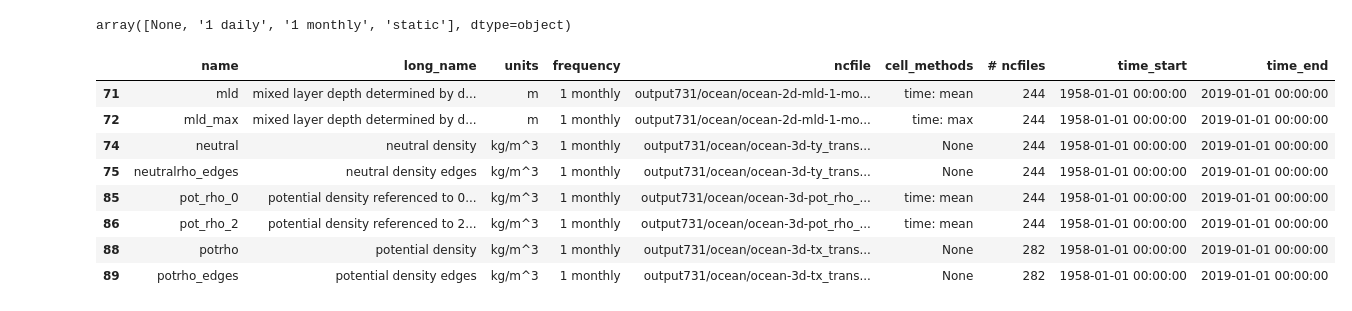
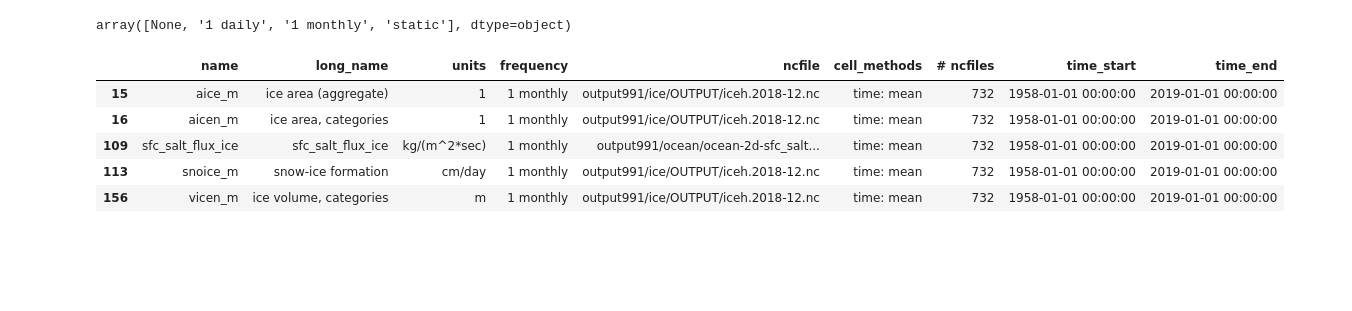
Before and after one commit to adityarn/CDW_mixing_ACCESS, a Jupyter notebook: compute_WMT.ipynb, the cells around one changed output. Saved outputs shown, nothing was run; the diff lists cells and outputs as text; code cells hidden in the pictures; blank space fills up the shorter version.

```diff
--- a/compute_WMT.ipynb
+++ b/compute_WMT.ipynb
@@ -36,5 +45,5 @@ expList.loc[expList["experiment"].str.contains("01deg")]
 # %%
-experiment = "01deg_jra55v140_iaf_cycle3"
+experiment = "01deg_jra55v140_iaf_cycle4"
 # %%
 fileList = cc.querying.get_ncfiles(session, experiment)
 # %%
@@ -44,14 +53,11 @@ varList["frequency"].unique()
 # %% [output]
 array([None, '1 daily', '1 monthly', 'static'], dtype=object)
 # %%
-varList.loc[varList["long_name"].str.lower().str.contains("density")]
+varList.loc[varList["name"].str.lower().str.contains("ice")]#.loc[163, "ncfile"]
 # %% [output]
 |  | name | long_name | units | frequency | ncfile | cell_methods | # ncfiles | time_start | time_end |
-| 71 | mld | mixed layer depth determined by d... | m | 1 monthly | output731/ocean/ocean-2d-mld-1-mo... | time: mean | 244 | 1958-01-01 00:00:00 | 2019-01-01 00:00:00 |
-| 72 | mld_max | mixed layer depth determined by d... | m | 1 monthly | output731/ocean/ocean-2d-mld-1-mo... | time: max | 244 | 1958-01-01 00:00:00 | 2019-01-01 00:00:00 |
-| 74 | neutral | neutral density | kg/m^3 | 1 monthly | output731/ocean/ocean-3d-ty_trans... | None | 244 | 1958-01-01 00:00:00 | 2019-01-01 00:00:00 |
-| 75 | neutralrho_edges | neutral density edges | kg/m^3 | 1 monthly | output731/ocean/ocean-3d-ty_trans... | None | 244 | 1958-01-01 00:00:00 | 2019-01-01 00:00:00 |
-| 85 | pot_rho_0 | potential density referenced to 0... | kg/m^3 | 1 monthly | output731/ocean/ocean-3d-pot_rho_... | time: mean | 244 | 1958-01-01 00:00:00 | 2019-01-01 00:00:00 |
-| 86 | pot_rho_2 | potential density referenced to 2... | kg/m^3 | 1 monthly | output731/ocean/ocean-3d-pot_rho_... | time: mean | 244 | 1958-01-01 00:00:00 | 2019-01-01 00:00:00 |
-| 88 | potrho | potential density | kg/m^3 | 1 monthly | output731/ocean/ocean-3d-tx_trans... | None | 282 | 1958-01-01 00:00:00 | 2019-01-01 00:00:00 |
-| 89 | potrho_edges | potential density edges | kg/m^3 | 1 monthly | output731/ocean/ocean-3d-tx_trans... | None | 282 | 1958-01-01 00:00:00 | 2019-01-01 00:00:00 |
+| 15 | aice_m | ice area (aggregate) | 1 | 1 monthly | output991/ice/OUTPUT/iceh.2018-12.nc | time: mean | 732 | 1958-01-01 00:00:00 | 2019-01-01 00:00:00 |
+| 16 | aicen_m | ice area, categories | 1 | 1 monthly | output991/ice/OUTPUT/iceh.2018-12.nc | time: mean | 732 | 1958-01-01 00:00:00 | 2019-01-01 00:00:00 |
+| 109 | sfc_salt_flux_ice | sfc_salt_flux_ice | kg/(m^2*sec) | 1 monthly | output991/ocean/ocean-2d-sfc_salt... | time: mean | 732 | 1958-01-01 00:00:00 | 2019-01-01 00:00:00 |
+| 113 | snoice_m | snow-ice formation | cm/day | 1 monthly | output991/ice/OUTPUT/iceh.2018-12.nc | time: mean | 732 | 1958-01-01 00:00:00 | 2019-01-01 00:00:00 |
+| 156 | vicen_m | ice volume, categories | m | 1 monthly | output991/ice/OUTPUT/iceh.2018-12.nc | time: mean | 732 | 1958-01-01 00:00:00 | 2019-01-01 00:00:00 |
```
Also changed, not shown: parts of 41 cells of this notebook, 1 other file.
